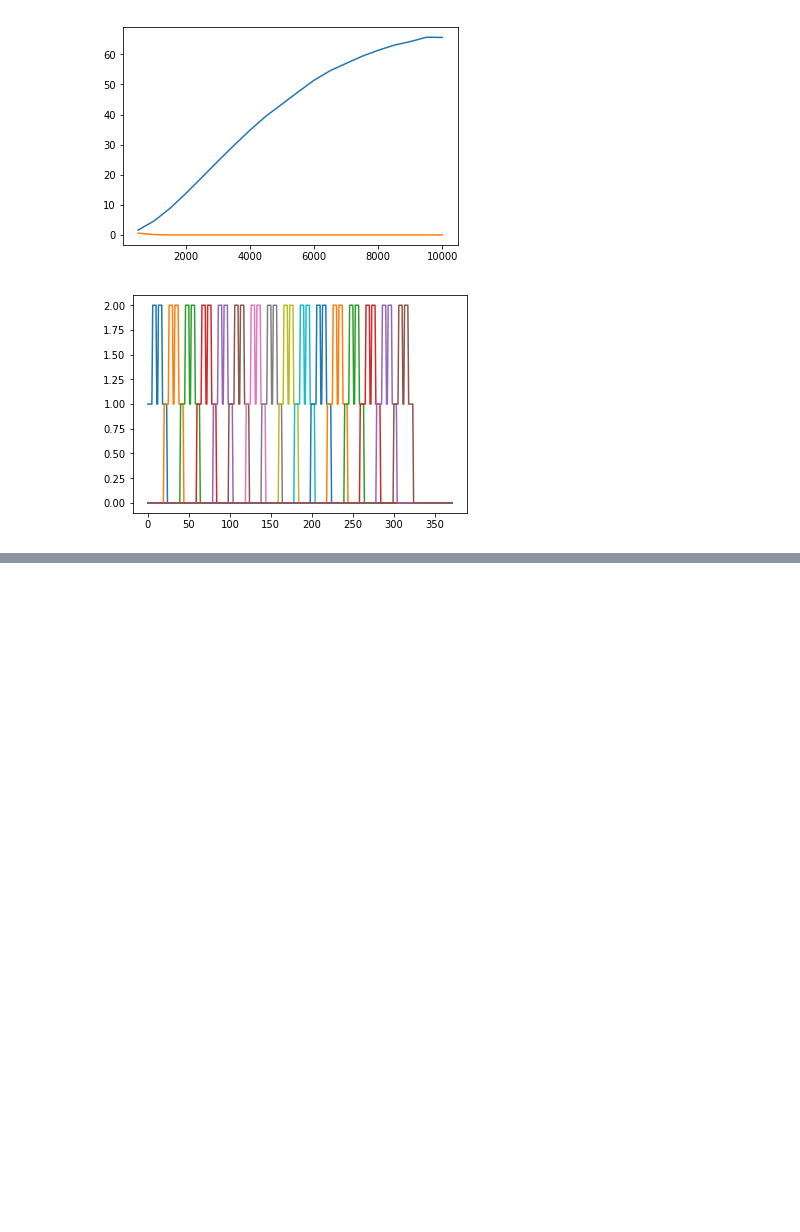
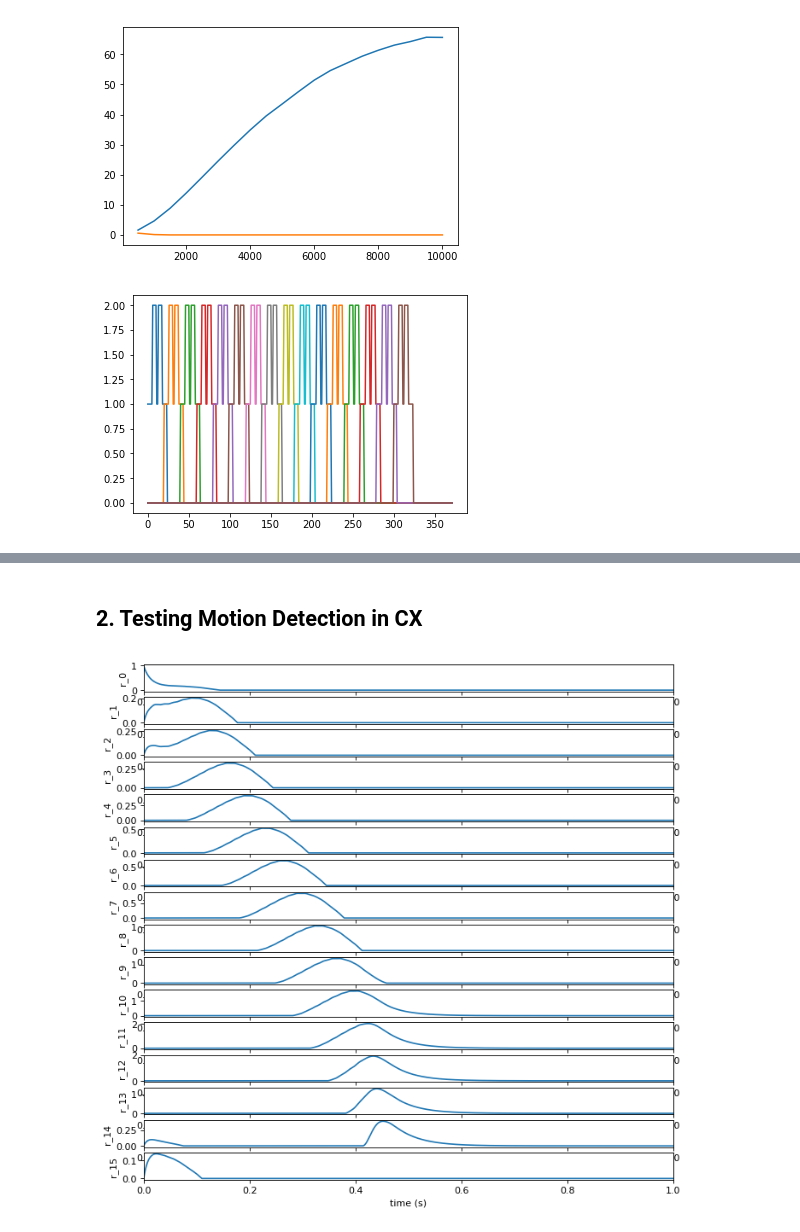
Before and after one commit to adityasinha379/FlyBrainProject, a Jupyter notebook: Project_as5624_pb2735.ipynb, the cells around one changed output, grey strips where cells are left out. Saved outputs shown, nothing was run; the diff lists cells and outputs as text; code cells hidden in the pictures; blank space fills up the shorter version.

Commit message:
Testing for motion, landmark and integration

```diff
--- a/Project_as5624_pb2735.ipynb
+++ b/Project_as5624_pb2735.ipynb
@@ -127,0 +83,29 @@ Adding an axes using the same arguments as a previous axes currently reuses the
+# %% [markdown]
+## 2. Testing Motion Detection in CX
+# %%
+# Motion Detection Test: angular velocity = 800
+# Make pos weight 0, initialise ring_0 with initV=1 in RingAttractorNetwork.py
+import h5py
+import numpy as np
+import matplotlib.pyplot as plt
+
+f = h5py.File('output.h5', 'r')
+dt = 1e-4
+dur = 1
+t = np.arange(0,dur,dt)
+
+plt.figure(num=None, figsize=(10,10), dpi=80)
+for i in range(16):
+    var = 'V'
+    node = bytes('ring_'+str(i), encoding='utf-8')
+    idx = [a for a in f[var]['uids']].index(node)
+    plt.subplot(16,1,i+1)
+    plt.plot(t,np.transpose(f[var]['data'])[idx])
+    plt.ylabel('r_'+str(i))
+    plt.xlim((0,1))
+plt.xlabel('time (s)')
+plt.savefig('Results/cx_motion.png')
+
+f.close()
+# %% [output]
+[figure, added]
```
Also changed, not shown: parts of 9 cells of this notebook, 13 other files.
